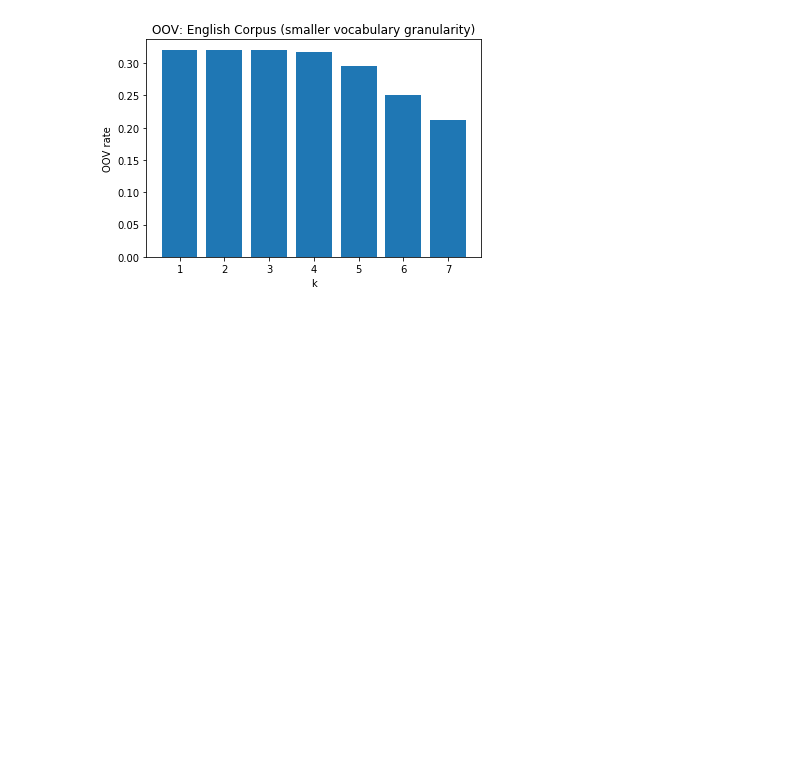
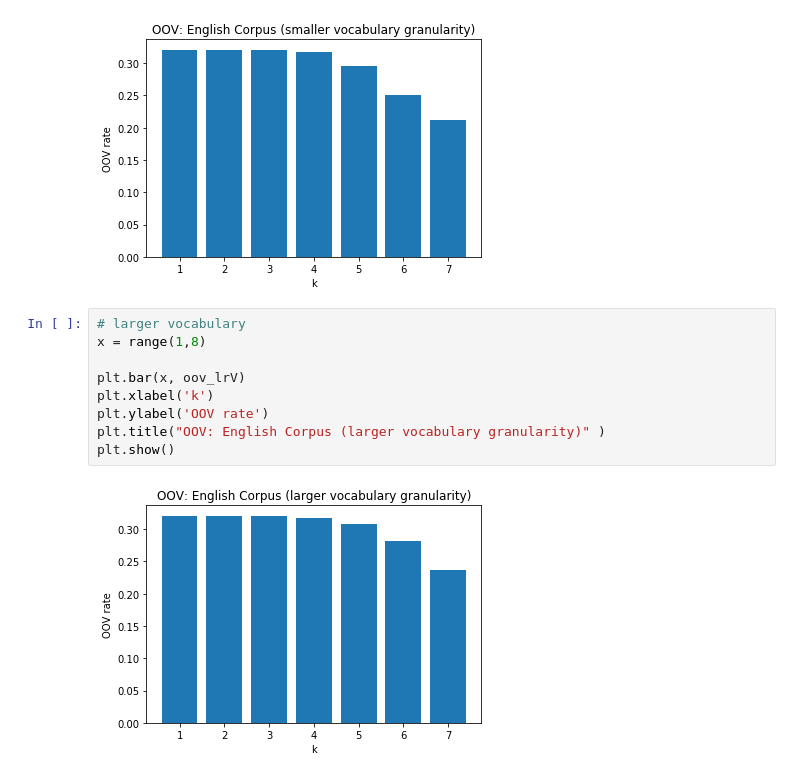
Before and after one commit to nik1806/snlp_project, a Jupyter notebook: english_notebook.ipynb, the cells around one changed output. Drawn from its saved outputs; the diff is of its cells as text; blank space fills up the shorter version.

```diff
--- a/english_notebook.ipynb
+++ b/english_notebook.ipynb
@@ -749,3 +749,14 @@ plt.title("OOV: English Corpus (smaller vocabulary granularity)" )
 plt.show()
 # %% [output]
 [figure]
+# %%
+# larger vocabulary
+x = range(1,8)
+
+plt.bar(x, oov_lrV)
+plt.xlabel('k')
+plt.ylabel('OOV rate')
+plt.title("OOV: English Corpus (larger vocabulary granularity)" )
+plt.show()
+# %% [output]
+[figure, added]
```
Also changed, not shown: parts of 1 cell of this notebook.
